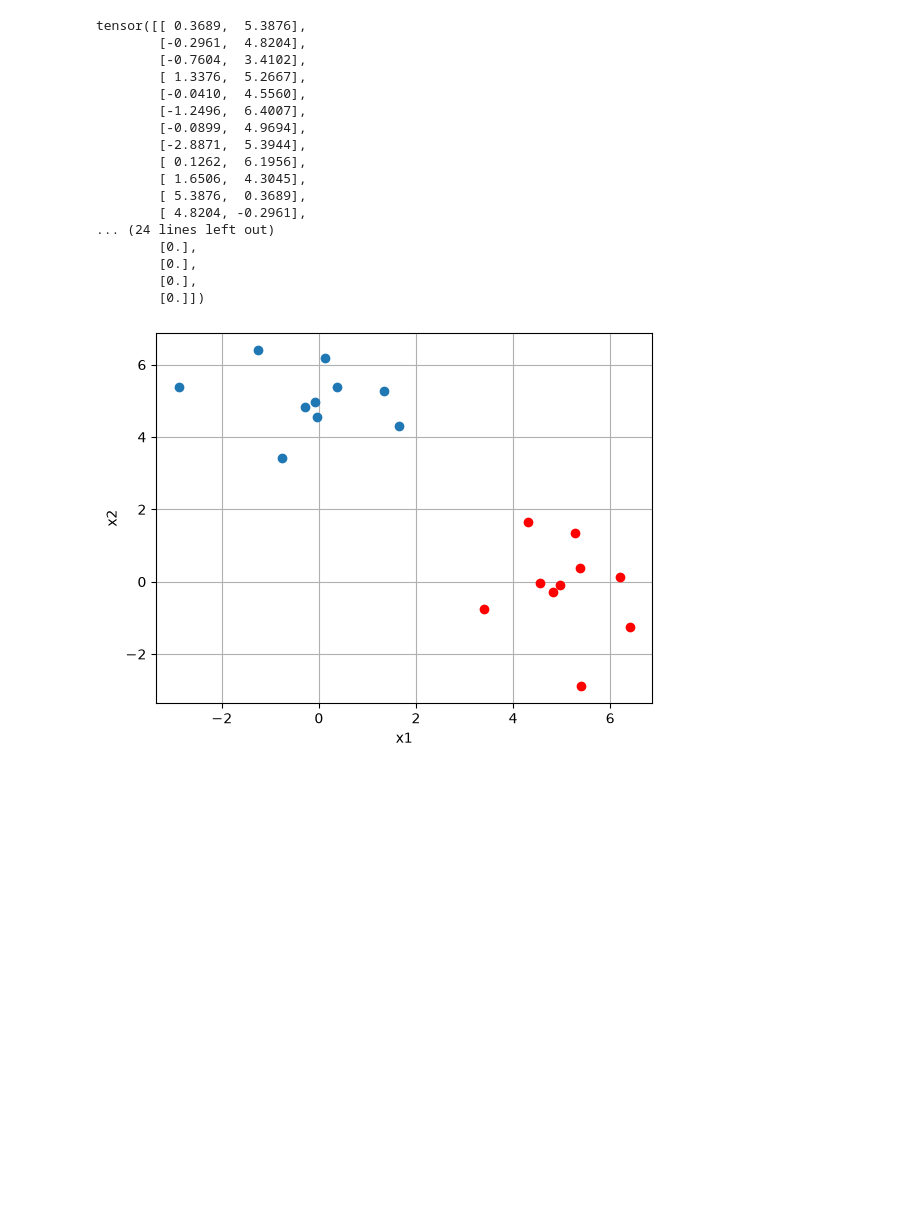
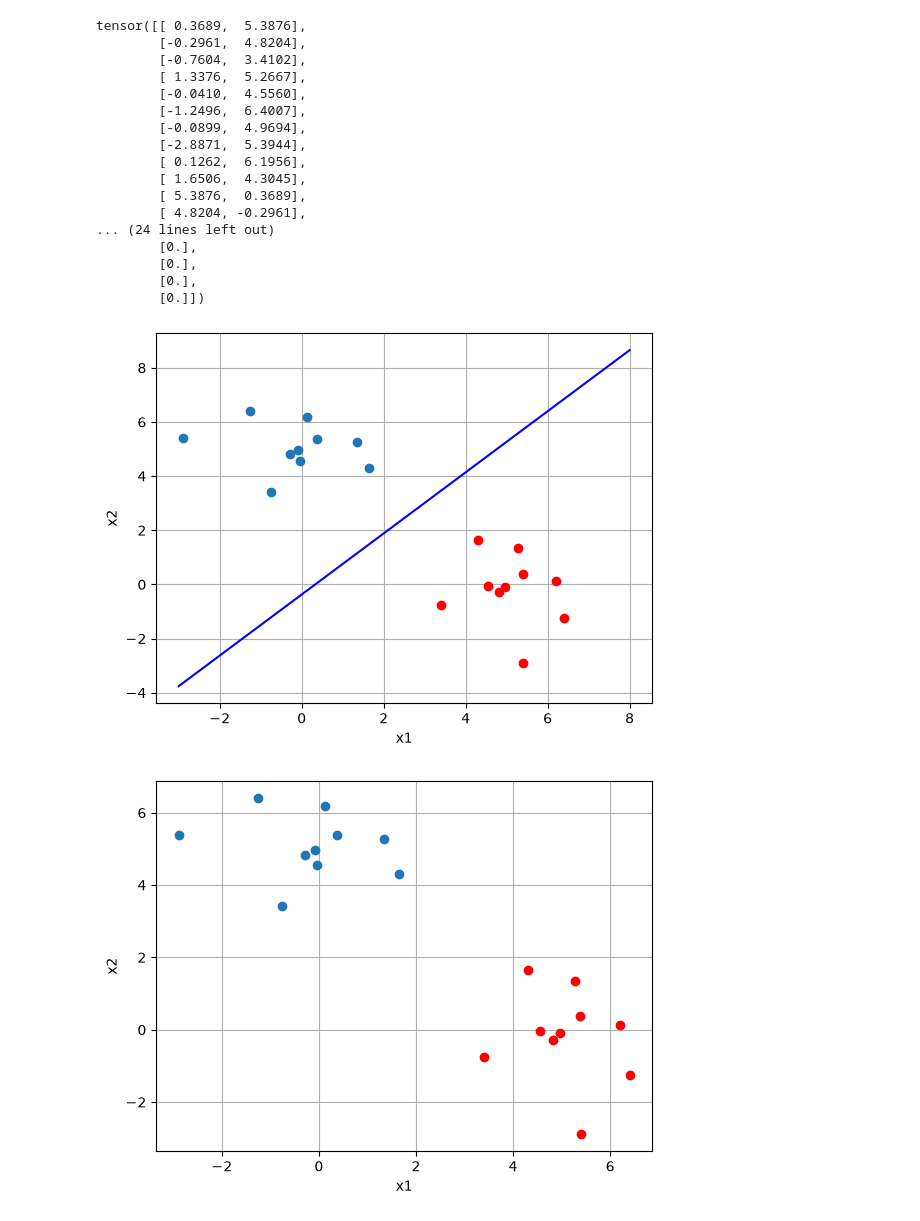
Before and after one commit to ghdwlswn97-source/PyTorch, a Jupyter notebook: 03.linear_binary/02.binary_classification1.ipynb, the cells around one changed output. Drawn from its saved outputs; the diff is of its cells as text; code cells hidden in the pictures; blank space fills up the shorter version.

```diff
--- a/03.linear_binary/02.binary_classification1.ipynb
+++ b/03.linear_binary/02.binary_classification1.ipynb
@@ -42,6 +42,48 @@ tensor([[ 0.3689,  5.3876],
         [0.],
         [0.],
         [0.]])
+# %%
+
+# 1. 기존 데이터 생성 코드 아래에 추가
+
+from torch import nn, optim
+
+# 2. 모델 생성
+model = nn.Linear(2, 1)
+
+criterion = nn.BCEWithLogitsLoss()
+optimizer = optim.SGD(model.parameters(), lr=0.1)
+
+# 3. 학습
+for epoch in range(1000):
+    y_hat = model(x)
+
+    loss = criterion(y_hat, y)
+
+    optimizer.zero_grad()
+    loss.backward()
+    optimizer.step()
+
+# 4. 최적의 직선 계산
+w1 = model.weight.data[0, 0]
+w2 = model.weight.data[0, 1]
+b = model.bias.data[0]
+
+x_plot = torch.linspace(-3, 8, 100)
+y_plot = -(w1*x_plot + b) / w2
+
+# 5. 그래프
+plt.plot(class1_data[:,0], class1_data[:,1], 'o')
+plt.plot(class2_data[:,0], class2_data[:,1], 'ro')
+
+plt.plot(x_plot.numpy(), y_plot.numpy(), 'b-')
+
+plt.xlabel('x1')
+plt.ylabel('x2')
+plt.grid()
+plt.show()
+# %% [output]
+[figure, added]
 # %%
 plt.plot(class1_data[:,0], class1_data[:,1],'o')
 plt.plot(class2_data[:,0], class2_data[:,1], 'ro')
```
